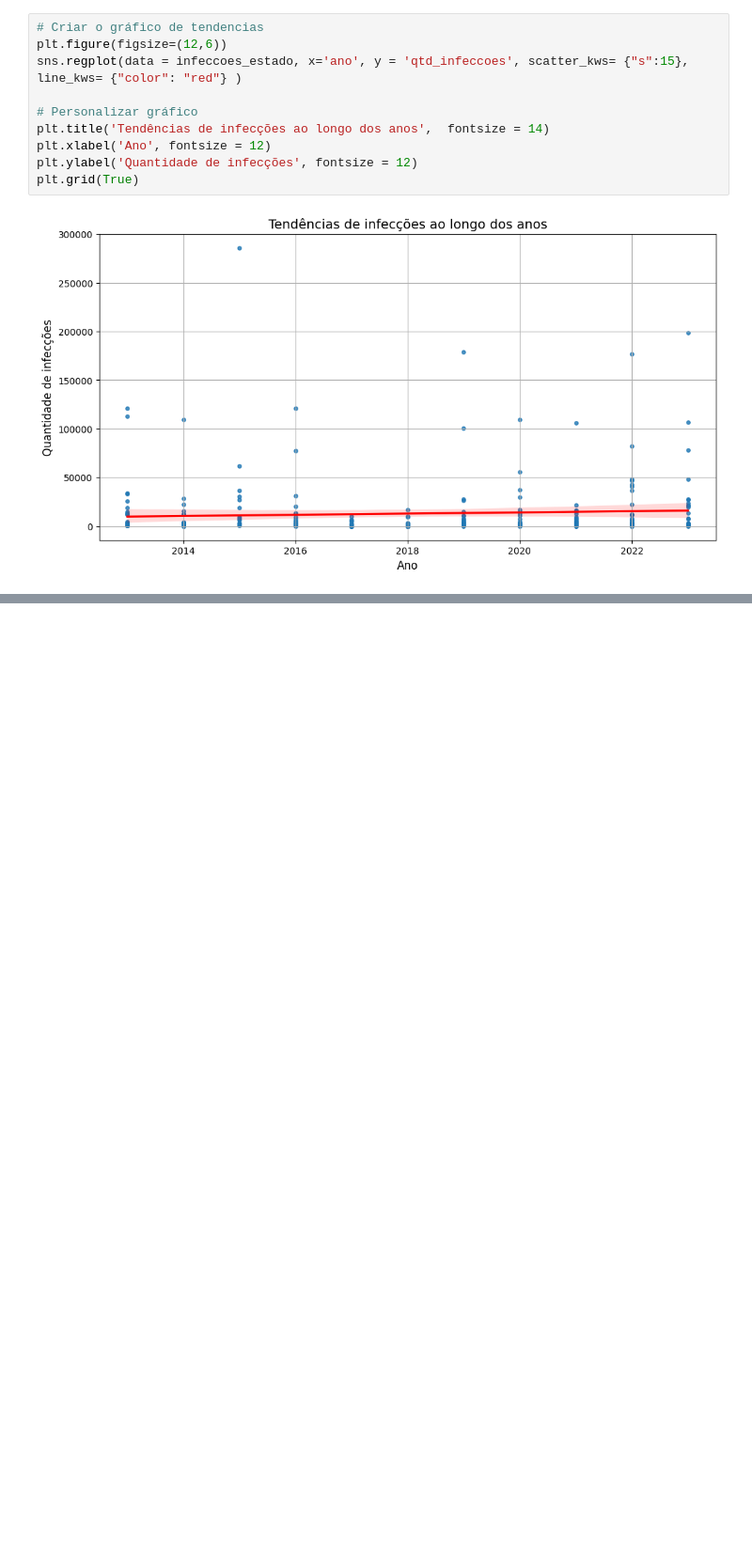
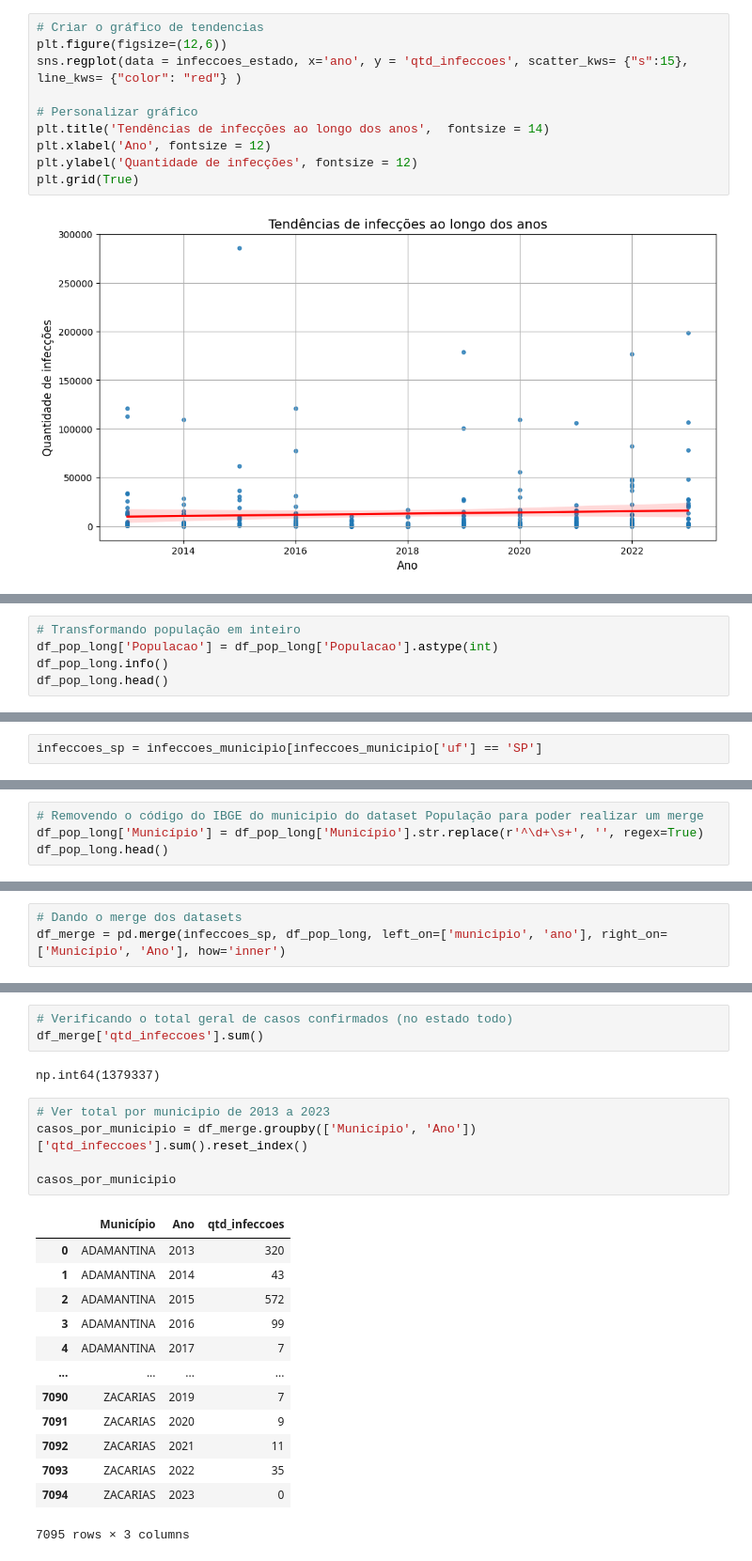
Before and after one commit to AndBalbino/AnaliseDeDados_DengueBrasil, a Jupyter notebook: Dengue_Brasil.ipynb, the cells around one changed output, grey strips where cells are left out. Shown at 94% size. Saved outputs shown, nothing was run; the diff lists cells and outputs as text; blank space fills up the shorter version.

```diff
--- a/Dengue_Brasil.ipynb
+++ b/Dengue_Brasil.ipynb
@@ -366,0 +458,5 @@ plt.grid(True)
+# %%
+# Transformando população em inteiro
+df_pop_long['Populacao'] = df_pop_long['Populacao'].astype(int)
+df_pop_long.info()
+df_pop_long.head()
@@ -366,0 +480,2 @@ plt.grid(True)
+# %%
+infeccoes_sp = infeccoes_municipio[infeccoes_municipio['uf'] == 'SP']
@@ -366,0 +517,4 @@ plt.grid(True)
+# %%
+# Removendo o código do IBGE do municipio do dataset População para poder realizar um merge
+df_pop_long['Município'] = df_pop_long['Município'].str.replace(r'^\d+\s+', '', regex=True)
+df_pop_long.head()
@@ -366,0 +528,3 @@ plt.grid(True)
+# %%
+# Dando o merge dos datasets
+df_merge = pd.merge(infeccoes_sp, df_pop_long, left_on=['municipio', 'ano'], right_on=['Município', 'Ano'], how='inner')
@@ -366,0 +548,24 @@ plt.grid(True)
+# %%
+# Verificando o total geral de casos confirmados (no estado todo)
+df_merge['qtd_infeccoes'].sum()
+# %% [output]
+np.int64(1379337)
+# %%
+# Ver total por municipio de 2013 a 2023
+casos_por_municipio = df_merge.groupby(['Município', 'Ano'])['qtd_infeccoes'].sum().reset_index()
+
+casos_por_municipio
+# %% [output]
+|  | Município | Ano | qtd_infeccoes |
+| 0 | ADAMANTINA | 2013 | 320 |
+| 1 | ADAMANTINA | 2014 | 43 |
+| 2 | ADAMANTINA | 2015 | 572 |
+| 3 | ADAMANTINA | 2016 | 99 |
+| 4 | ADAMANTINA | 2017 | 7 |
+| ... | ... | ... | ... |
+| 7090 | ZACARIAS | 2019 | 7 |
+| 7091 | ZACARIAS | 2020 | 9 |
+| 7092 | ZACARIAS | 2021 | 11 |
+| 7093 | ZACARIAS | 2022 | 35 |
+| 7094 | ZACARIAS | 2023 | 0 |
+7095 rows × 3 columns
```
Also changed, not shown: parts of 18 cells of this notebook.
